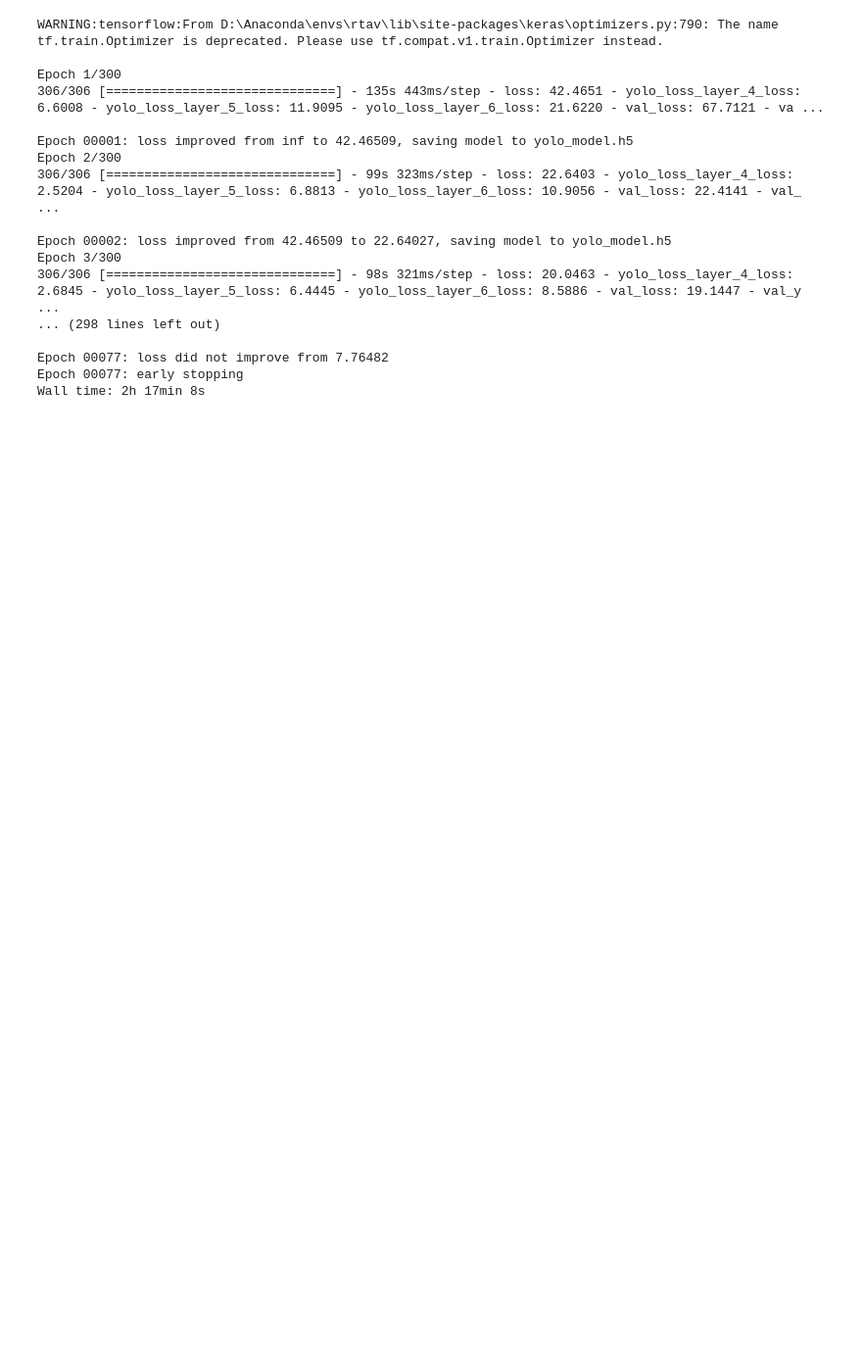
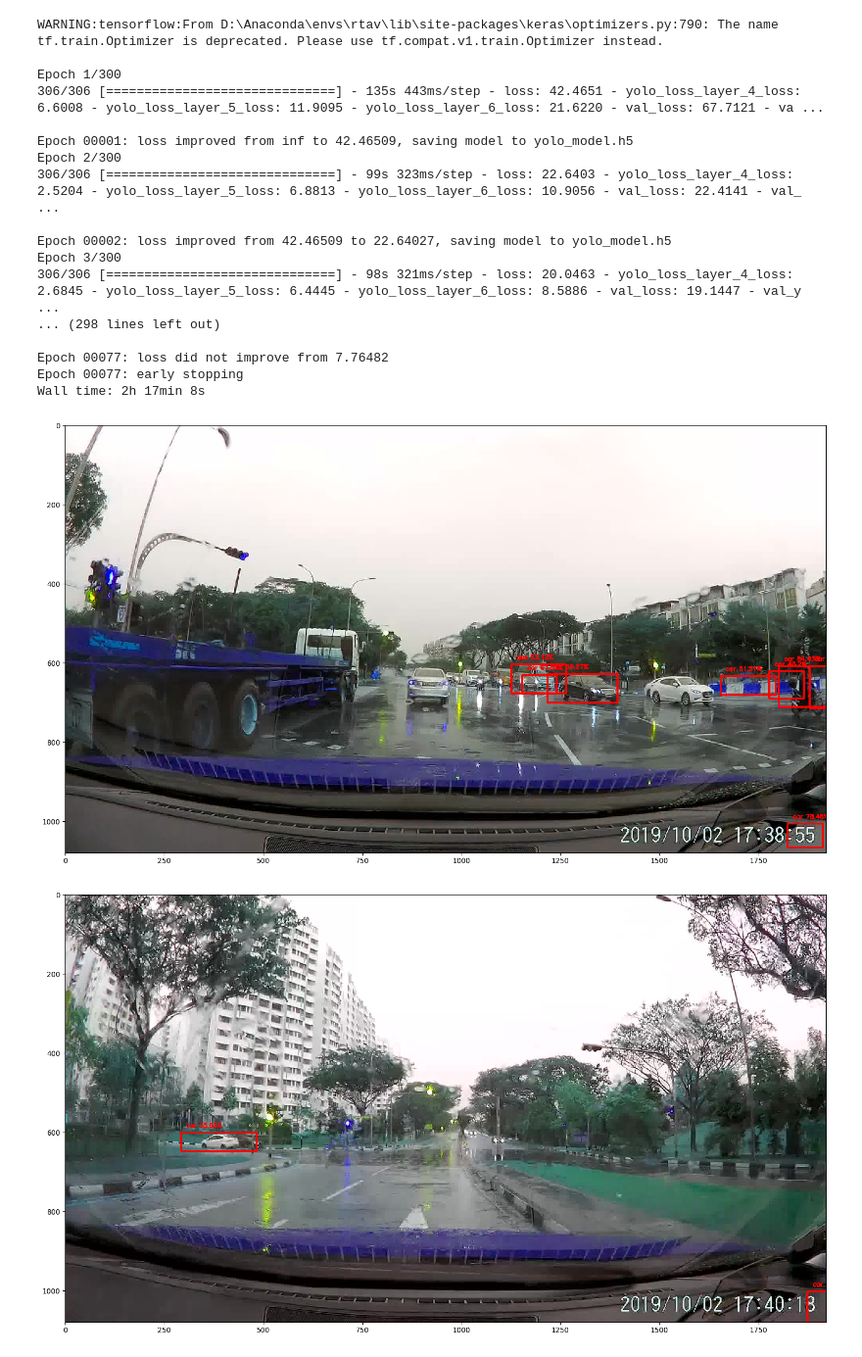
Before and after one commit to raymondng76/ISS-VSE-2019-09-23-IS1FT-CA1, a Jupyter notebook: code/YOLOv3_Train_Test.ipynb, the cells around one changed output. Shown at 98% size. Drawn from its saved outputs; the diff is of its cells as text; code cells hidden in the pictures; blank space fills up the shorter version.

```diff
--- a/code/YOLOv3_Train_Test.ipynb
+++ b/code/YOLOv3_Train_Test.ipynb
@@ -31,7 +33,7 @@ yoloAPI = YoloV3_API(
     train_size=0.8,
     height=416,
     width=416,
-    threshold=0.5,
+    threshold=0.3,
     batch_size=2)
 # %% [output]
 Image directory: ../data/image/
@@ -72,6 +74,15 @@ Epoch 3/300
 Epoch 00077: loss did not improve from 7.76482
 Epoch 00077: early stopping
 Wall time: 2h 17min 8s
-# %%
-imgpath = ''
-img, pred = yoloAPI.predict()
+# %%
+# Get all test images
+imgpath = '../data/test_image/'
+test_images = os.listdir(imgpath)
+# %%
+for img in test_images:
+    img, pred = yoloAPI.predict(os.path.join(imgpath, img))
+    img = yoloAPI.draw_prediction(img, pred)
+    ia.imshow(img)
+# %% [output]
+[figure, added]
+[figure, added]
```
Also changed, not shown: parts of 3 cells of this notebook.
